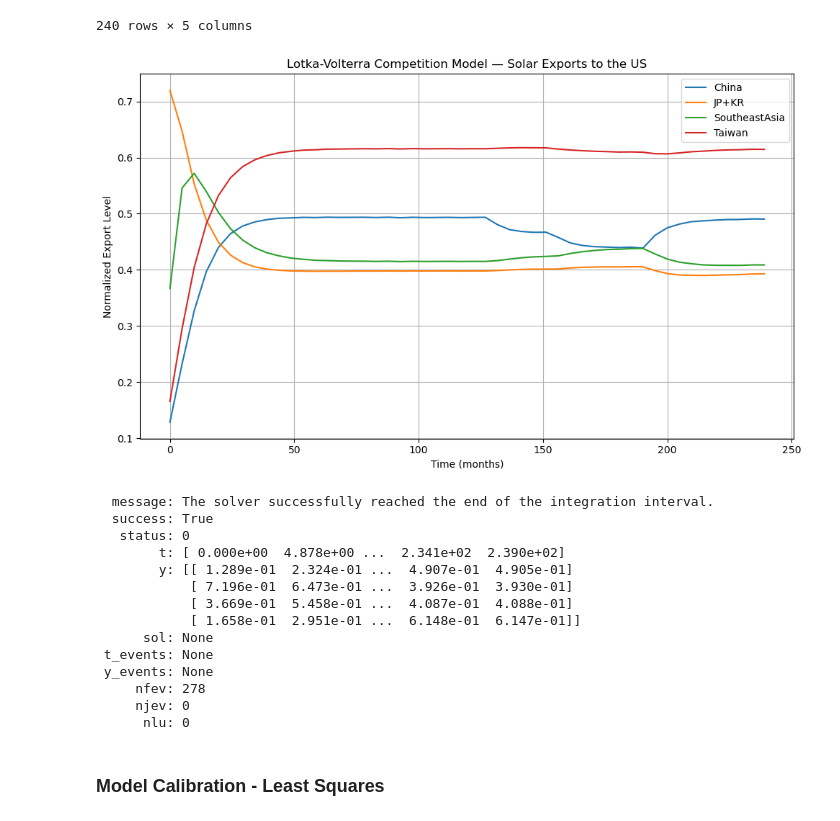
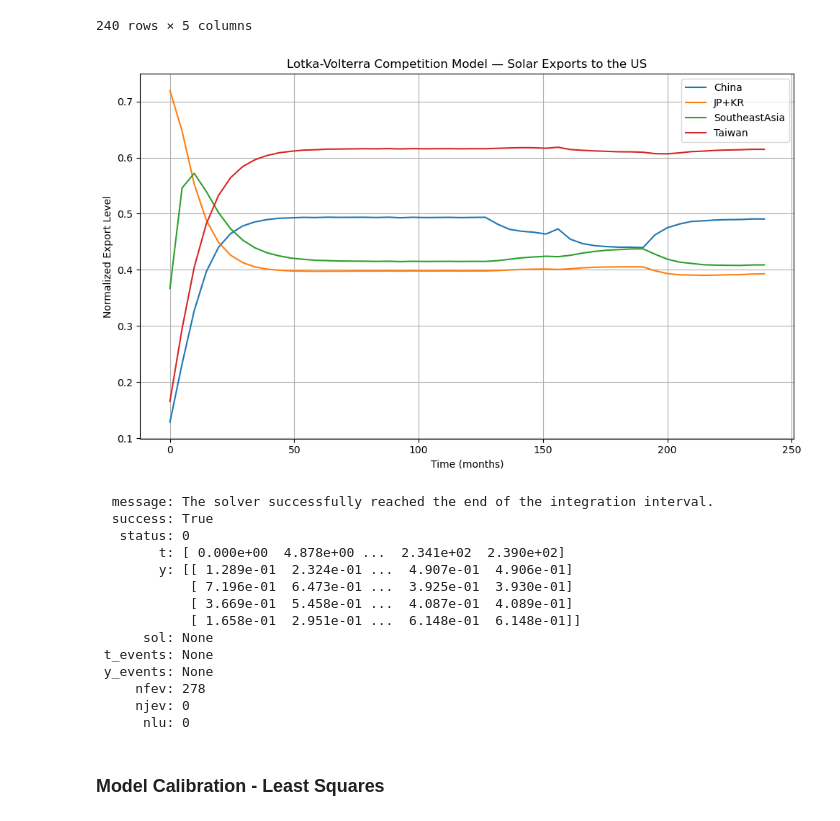
Before and after one commit to LeonardoPolverari/simulation_project, a Jupyter notebook: notebooks/pesce_fresco.ipynb, the cells around one changed output. Saved outputs shown, nothing was run; the diff lists cells and outputs as text; code cells hidden in the pictures.

```diff
--- a/notebooks/pesce_fresco.ipynb
+++ b/notebooks/pesce_fresco.ipynb
@@ -98,12 +98,13 @@ def lotka_volterra_with_tariffs_end(t, X, tariffs,
                                     b12, b13, b14,
                                     b21, b23, b24,
                                     b31, b32, b34,
-                                    b41, b42, b43):
+                                    b41, b42, b43,
+                                    g1, g2, g3, g4):
     X1, X2, X3, X4 = X
     tariff_1, tariff_2, tariff_3, tariff_4 = tariffs.iloc[int(t), 1:]
 
     # dX1/dt (China)
-    dx1dt = r1 * X1 * (1 - (
+    dx1dt = r1 * (1 - g1*tariff_1)* X1 * (1 - (
         a11 * X1 +
         (1 + b12 * tariff_1) * a12 * X2 +
         (1 + b13 * tariff_1) * a13 * X3 +
@@ -111,7 +112,7 @@ def lotka_volterra_with_tariffs_end(t, X, tariffs,
     ))
 
     # dX2/dt (Japan+Korea)
-    dx2dt = r2 * X2 * (1 - (
+    dx2dt = r2 * (1 - g2 *tariff_2) * X2 * (1 - (
         a22 * X2 +
         (1 + b21 * tariff_2) * a21 * X1 +
         (1 + b23 * tariff_2) * a23 * X3 +
@@ -119,7 +120,7 @@ def lotka_volterra_with_tariffs_end(t, X, tariffs,
     ))
 
     # dX3/dt (Southeast Asia)
-    dx3dt = r3 * X3 * (1 - (
+    dx3dt = r3 * (1- g3*tariff_3) * X3 * (1 - (
         a33 * X3 +
         (1 + b31 * tariff_3) * a31 * X1 +
         (1 + b32 * tariff_3) * a32 * X2 +
@@ -127,7 +128,7 @@ def lotka_volterra_with_tariffs_end(t, X, tariffs,
     ))
 
     # dX4/dt (Taiwan)
-    dx4dt = r4 * X4 * (1 - (
+    dx4dt = r4 * (1 - g4*tariff_4)*  X4 * (1 - (
         a44 * X4 +
         (1 + b41 * tariff_4) * a41 * X1 +
         (1 + b42 * tariff_4) * a42 * X2 +
@@ -139,6 +140,8 @@ def lotka_volterra_with_tariffs_end(t, X, tariffs,
 # Uncomment to use parameters for normalized values
 params = {
     'r1': 0.5, 'r2': 0.3, 'r3': 0.4, 'r4': 0.35,
+
+
 
     'a11': 1.0, 'a12': 0.6, 'a13': 0.2, 'a14': 0.3,
     'a21': 0.3, 'a22': 1.0, 'a23': 0.5, 'a24': 0.4,
@@ -150,6 +153,7 @@ params = {
     'b21': 0.1, 'b23': 0.1, 'b24': 0.1,
     'b31': 0.1, 'b32': 0.1, 'b34': 0.1,
     'b41': 0.1, 'b42': 0.1, 'b43': 0.1,
+    'g1': 0.1, 'g2': 0.1, 'g3': 0.1, 'g4': 0.1,
 }
 
 
@@ -166,34 +170,34 @@ params = {
 
 # Initial conditions (example, adjust as needed)
 X0 = df_normalized.iloc[0, 1:].values.tolist()  # Use the first row of normalized data as initial conditions
 
 # Time span and evaluation points
 t_span = (0, 239)
 t_eval = np.linspace(*t_span)
 
 # Solve the system
 sol = solve_ivp(
     fun=lambda t, X: lotka_volterra_with_tariffs_end(t, X, df_tariffs, **params),
     t_span=t_span,
     y0=X0,
     t_eval=t_eval
 )
 
 # Plot the results
 plt.figure(figsize=(10, 6))
 plt.plot(sol.t, sol.y[0], label='China')
 plt.plot(sol.t, sol.y[1], label='JP+KR')
 plt.plot(sol.t, sol.y[2], label='SoutheastAsia')
 plt.plot(sol.t, sol.y[3], label='Taiwan')
 plt.title('Lotka-Volterra Competition Model — Solar Exports to the US')
 plt.xlabel('Time (months)')
 plt.ylabel('Normalized Export Level')
 plt.legend()
 plt.grid(True)
 plt.tight_layout()
 plt.show()
 # %% [output]
-[figure, old version]
+[figure, new version]
 # %%
 sol
 # %% [output]
@@ -201,10 +205,10 @@ sol
   success: True
    status: 0
         t: [ 0.000e+00  4.878e+00 ...  2.341e+02  2.390e+02]
-        y: [[ 1.289e-01  2.324e-01 ...  4.907e-01  4.905e-01]
-            [ 7.196e-01  6.473e-01 ...  3.926e-01  3.930e-01]
-            [ 3.669e-01  5.458e-01 ...  4.087e-01  4.088e-01]
-            [ 1.658e-01  2.951e-01 ...  6.148e-01  6.147e-01]]
+        y: [[ 1.289e-01  2.324e-01 ...  4.907e-01  4.906e-01]
+            [ 7.196e-01  6.473e-01 ...  3.925e-01  3.930e-01]
+            [ 3.669e-01  5.458e-01 ...  4.087e-01  4.089e-01]
+            [ 1.658e-01  2.951e-01 ...  6.148e-01  6.148e-01]]
       sol: None
  t_events: None
  y_events: None
```
Also changed, not shown: parts of 7 cells of this notebook.
